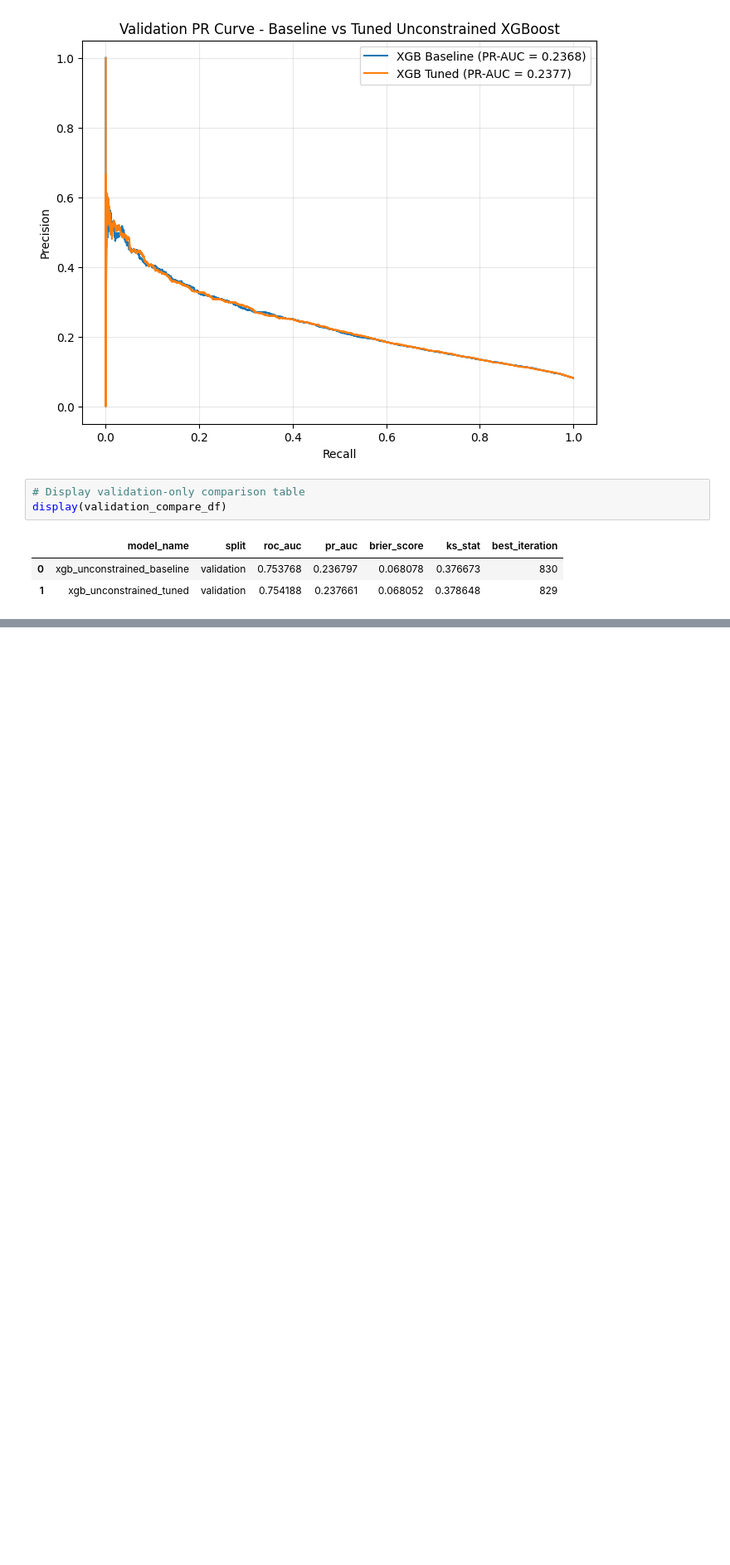
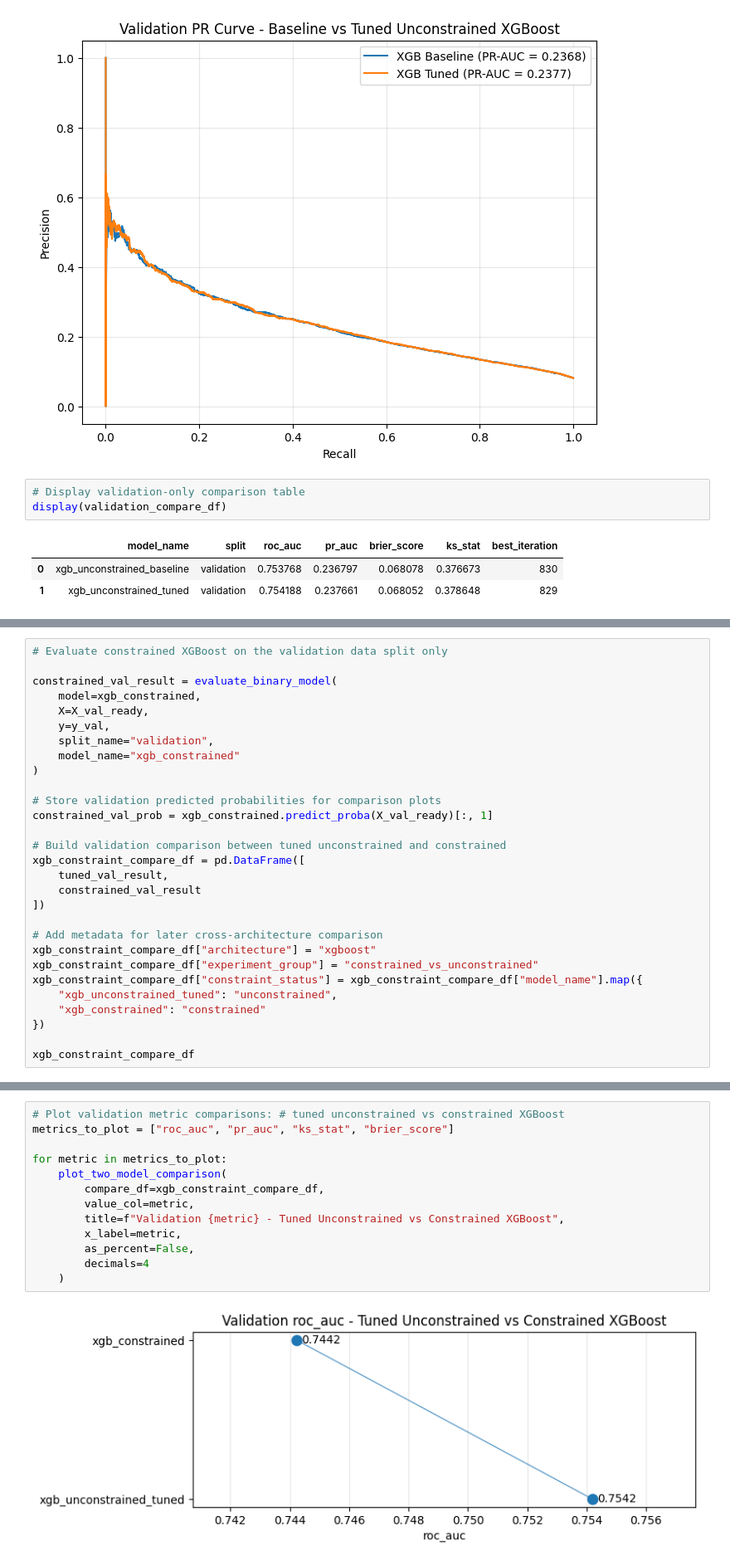
Before and after one commit to jlsampedromazon/credit-risk-model-constraint-eval, a Jupyter notebook: scripts/xgboost_models.ipynb, the cells around one changed output, grey strips where cells are left out. Shown at 83% size. Saved outputs shown, nothing was run; the diff lists cells and outputs as text; blank space fills up the shorter version.

```diff
--- a/scripts/xgboost_models.ipynb
+++ b/scripts/xgboost_models.ipynb
@@ -818,0 +1099,29 @@ for metric in metrics_to_plot:
+# %%
+# Evaluate constrained XGBoost on the validation data split only
+
+constrained_val_result = evaluate_binary_model(
+    model=xgb_constrained,
+    X=X_val_ready,
+    y=y_val,
+    split_name="validation",
+    model_name="xgb_constrained"
+)
+
+# Store validation predicted probabilities for comparison plots
+constrained_val_prob = xgb_constrained.predict_proba(X_val_ready)[:, 1]
+
+# Build validation comparison between tuned unconstrained and constrained
+xgb_constraint_compare_df = pd.DataFrame([
+    tuned_val_result,
+    constrained_val_result
+])
+
+# Add metadata for later cross-architecture comparison
+xgb_constraint_compare_df["architecture"] = "xgboost"
+xgb_constraint_compare_df["experiment_group"] = "constrained_vs_unconstrained"
+xgb_constraint_compare_df["constraint_status"] = xgb_constraint_compare_df["model_name"].map({
+    "xgb_unconstrained_tuned": "unconstrained",
+    "xgb_constrained": "constrained"
+})
+
+xgb_constraint_compare_df
@@ -818,0 +1170,15 @@ for metric in metrics_to_plot:
+# %%
+# Plot validation metric comparisons: # tuned unconstrained vs constrained XGBoost
+metrics_to_plot = ["roc_auc", "pr_auc", "ks_stat", "brier_score"]
+
+for metric in metrics_to_plot:
+    plot_two_model_comparison(
+        compare_df=xgb_constraint_compare_df,
+        value_col=metric,
+        title=f"Validation {metric} - Tuned Unconstrained vs Constrained XGBoost",
+        x_label=metric,
+        as_percent=False,
+        decimals=4
+    )
+# %% [output]
+[figure, added]
```
Also changed, not shown: parts of 56 cells of this notebook.
